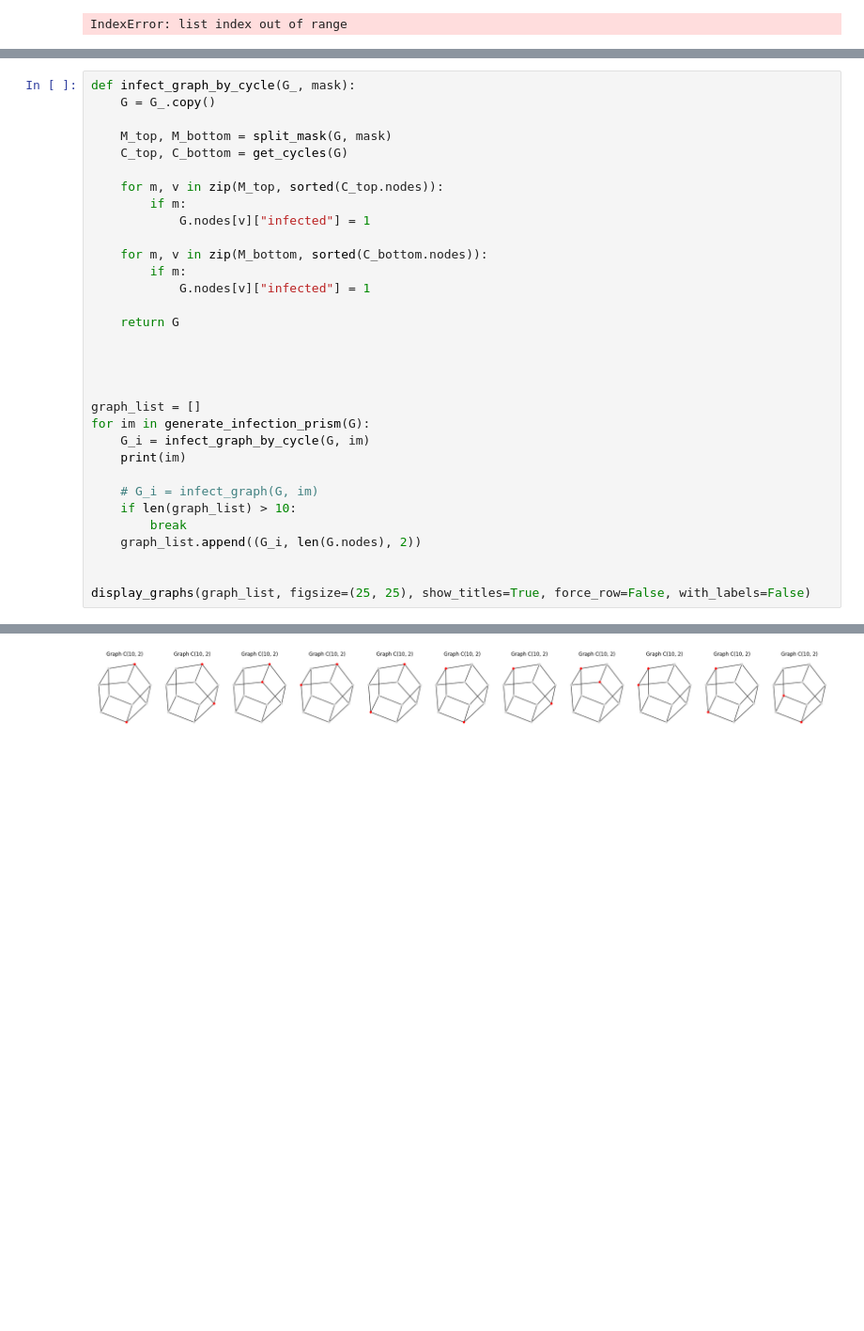
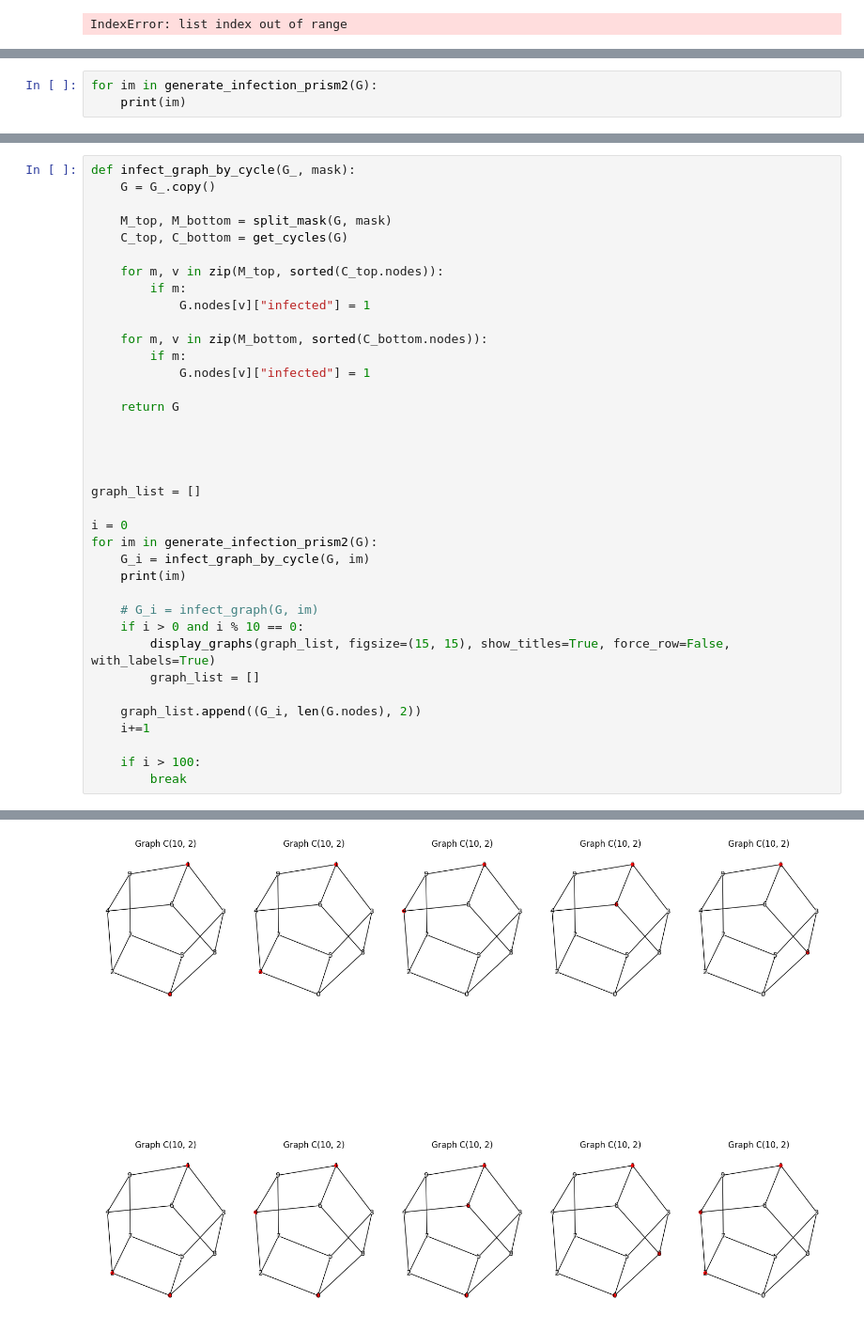
Before and after one commit to matej-2003/graph_theory_research_project, a Jupyter notebook: generator.ipynb, the cells around one changed output, grey strips where cells are left out. Shown at 94% size. Cells and saved outputs as stored; diff of their text form; blank space fills up the shorter version.

Commit message:
display cycle

```diff
--- a/generator.ipynb
+++ b/generator.ipynb
@@ -91,3 +108,6 @@ x = generate_graphs(10)
 #     display_graph(G, figsize=(3, 3), show_title=True, with_labels=True)
 # %% [output]
 number of graphs for n=10 : 2
+# %%
+for im in generate_infection_prism2(G):
+    print(im)
@@ -147,16 +249,21 @@ def infect_graph_by_cycle(G_, mask):
 
 
 graph_list = []
-for im in generate_infection_prism(G):
+
+i = 0
+for im in generate_infection_prism2(G):
     G_i = infect_graph_by_cycle(G, im)
     print(im)
 
     # G_i = infect_graph(G, im)
-    if len(graph_list) > 10:
+    if i > 0 and i % 10 == 0:
+        display_graphs(graph_list, figsize=(15, 15), show_titles=True, force_row=False, with_labels=True)
+        graph_list = []
+
+    graph_list.append((G_i, len(G.nodes), 2))
+    i+=1
+
+    if i > 100:
         break
-    graph_list.append((G_i, len(G.nodes), 2))
-
-
-display_graphs(graph_list, figsize=(25, 25), show_titles=True, force_row=False, with_labels=False)
 # %% [output]
 [1, 0, 0, 0, 0, 1, 0, 0, 0, 0]
@@ -174 +280 @@ display_graphs(graph_list, figsize=(25, 25), show_titles=True, force_row=False,
-[figure, old version]
+[figure, new version]
```
Also changed, not shown: parts of 5 cells of this notebook, 1 other file.
